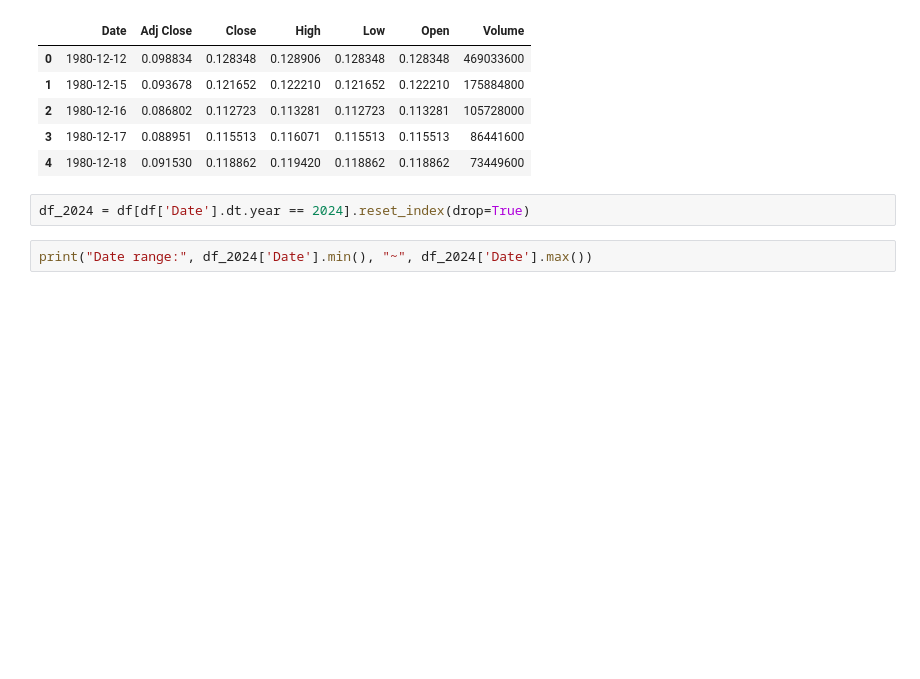
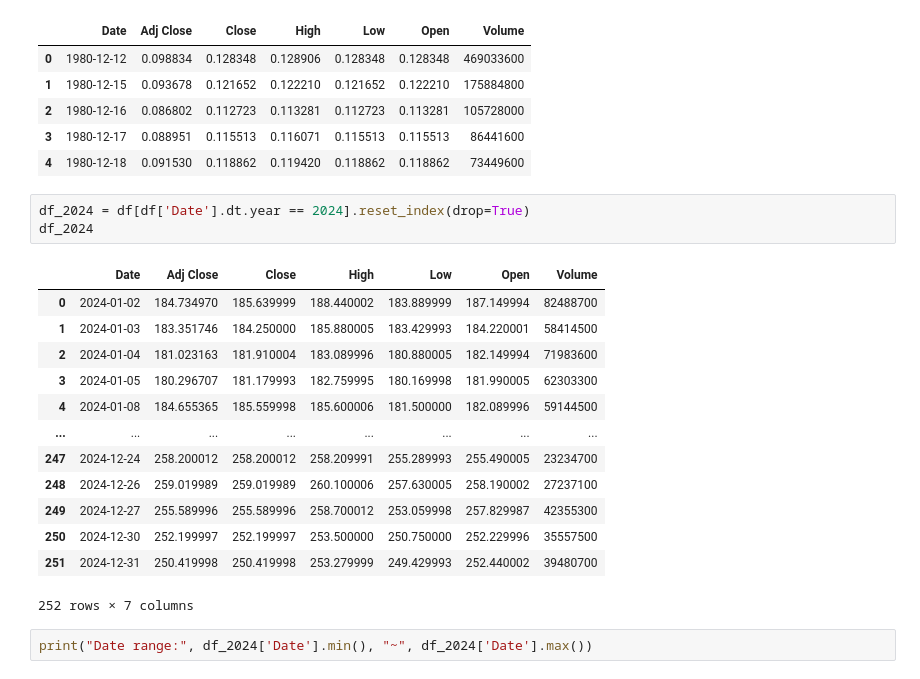
Before and after one commit to CS133-DataVisualization/term-project-group1, a Jupyter notebook: notebooks/apple_stock_analysis.ipynb, the cells around one changed output. Drawn from its saved outputs; the diff is of its cells as text; blank space fills up the shorter version.

```diff
--- a/notebooks/apple_stock_analysis.ipynb
+++ b/notebooks/apple_stock_analysis.ipynb
@@ -46,6 +76,21 @@ df.head()
 | 4 | 1980-12-18 | 0.091530 | 0.118862 | 0.119420 | 0.118862 | 0.118862 | 73449600 |
 # %%
 df_2024 = df[df['Date'].dt.year == 2024].reset_index(drop=True)
+df_2024
+# %% [output]
+|  | Date | Adj Close | Close | High | Low | Open | Volume |
+| 0 | 2024-01-02 | 184.734970 | 185.639999 | 188.440002 | 183.889999 | 187.149994 | 82488700 |
+| 1 | 2024-01-03 | 183.351746 | 184.250000 | 185.880005 | 183.429993 | 184.220001 | 58414500 |
+| 2 | 2024-01-04 | 181.023163 | 181.910004 | 183.089996 | 180.880005 | 182.149994 | 71983600 |
+| 3 | 2024-01-05 | 180.296707 | 181.179993 | 182.759995 | 180.169998 | 181.990005 | 62303300 |
+| 4 | 2024-01-08 | 184.655365 | 185.559998 | 185.600006 | 181.500000 | 182.089996 | 59144500 |
+| ... | ... | ... | ... | ... | ... | ... | ... |
+| 247 | 2024-12-24 | 258.200012 | 258.200012 | 258.209991 | 255.289993 | 255.490005 | 23234700 |
+| 248 | 2024-12-26 | 259.019989 | 259.019989 | 260.100006 | 257.630005 | 258.190002 | 27237100 |
+| 249 | 2024-12-27 | 255.589996 | 255.589996 | 258.700012 | 253.059998 | 257.829987 | 42355300 |
+| 250 | 2024-12-30 | 252.199997 | 252.199997 | 253.500000 | 250.750000 | 252.229996 | 35557500 |
+| 251 | 2024-12-31 | 250.419998 | 250.419998 | 253.279999 | 249.429993 | 252.440002 | 39480700 |
+252 rows × 7 columns
 # %%
 print("Date range:", df_2024['Date'].min(), "~", df_2024['Date'].max())
 # %% [output]
```
Also changed, not shown: parts of 21 cells of this notebook.
